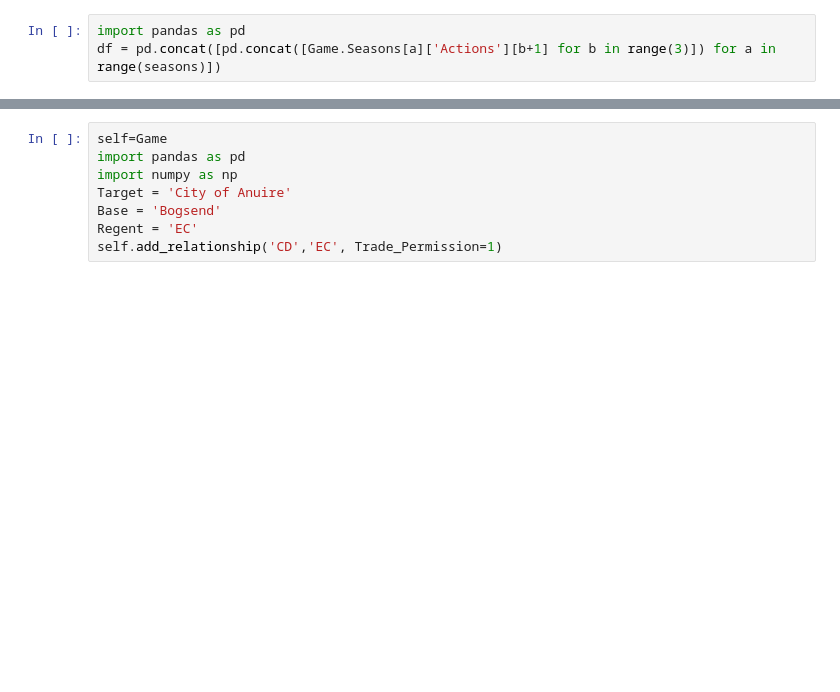
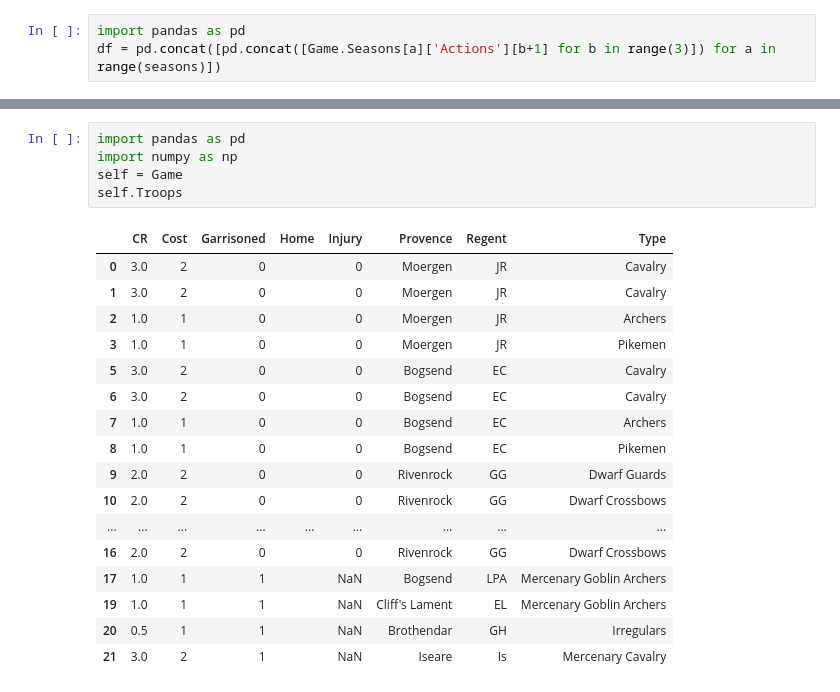
Before and after one commit to NeverForged/Regency, a Jupyter notebook: Code Testing.ipynb, the cells around one changed output, grey strips where cells are left out. Drawn from its saved outputs; the diff is of its cells as text; blank space fills up the shorter version.

```diff
--- a/Code Testing.ipynb
+++ b/Code Testing.ipynb
@@ -64,9 +69,24 @@ set(df['Action'])
  'muster_mercenaries'}
-# %%
-self=Game
-import pandas as pd
-import numpy as np
-Target = 'City of Anuire'
-Base = 'Bogsend'
-Regent = 'EC'
-self.add_relationship('CD','EC', Trade_Permission=1)
+# %%
+import pandas as pd
+import numpy as np
+self = Game
+self.Troops
+# %% [output]
+|  | CR | Cost | Garrisoned | Home | Injury | Provence | Regent | Type |
+| 0 | 3.0 | 2 | 0 |  | 0 | Moergen | JR | Cavalry |
+| 1 | 3.0 | 2 | 0 |  | 0 | Moergen | JR | Cavalry |
+| 2 | 1.0 | 1 | 0 |  | 0 | Moergen | JR | Archers |
+| 3 | 1.0 | 1 | 0 |  | 0 | Moergen | JR | Pikemen |
+| 5 | 3.0 | 2 | 0 |  | 0 | Bogsend | EC | Cavalry |
+| 6 | 3.0 | 2 | 0 |  | 0 | Bogsend | EC | Cavalry |
+| 7 | 1.0 | 1 | 0 |  | 0 | Bogsend | EC | Archers |
+| 8 | 1.0 | 1 | 0 |  | 0 | Bogsend | EC | Pikemen |
+| 9 | 2.0 | 2 | 0 |  | 0 | Rivenrock | GG | Dwarf Guards |
+| 10 | 2.0 | 2 | 0 |  | 0 | Rivenrock | GG | Dwarf Crossbows |
+| ... | ... | ... | ... | ... | ... | ... | ... | ... |
+| 16 | 2.0 | 2 | 0 |  | 0 | Rivenrock | GG | Dwarf Crossbows |
+| 17 | 1.0 | 1 | 1 |  | NaN | Bogsend | LPA | Mercenary Goblin Archers |
+| 19 | 1.0 | 1 | 1 |  | NaN | Cliff's Lament | EL | Mercenary Goblin Archers |
+| 20 | 0.5 | 1 | 1 |  | NaN | Brothendar | GH | Irregulars |
+| 21 | 3.0 | 2 | 1 |  | NaN | Iseare | Is | Mercenary Cavalry |
```
Also changed, not shown: parts of 10 cells of this notebook, 3 other files.
